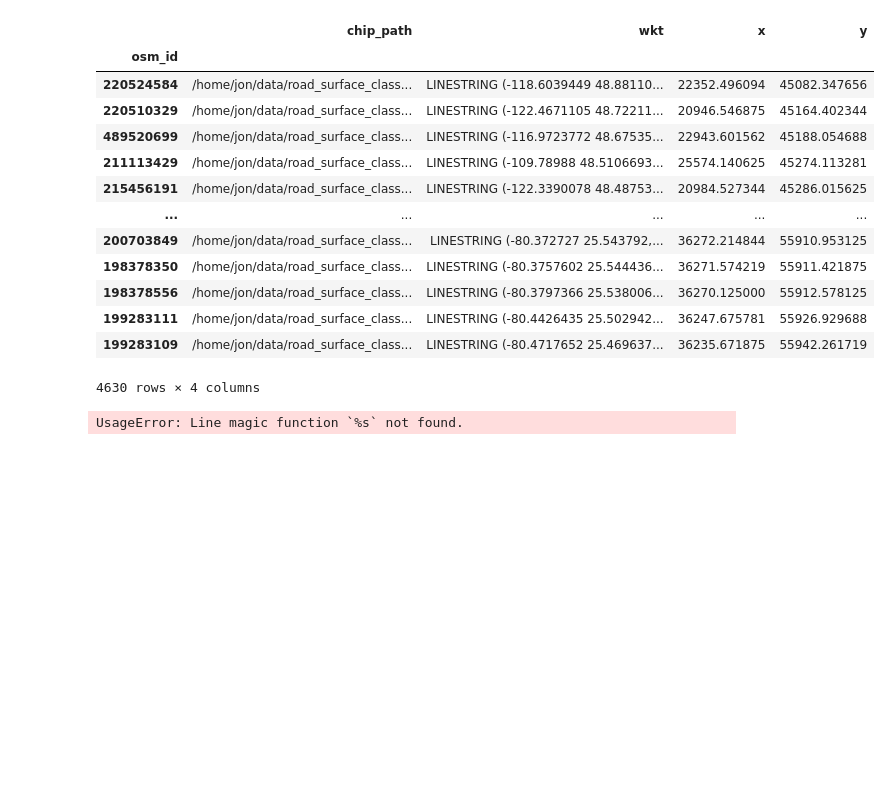
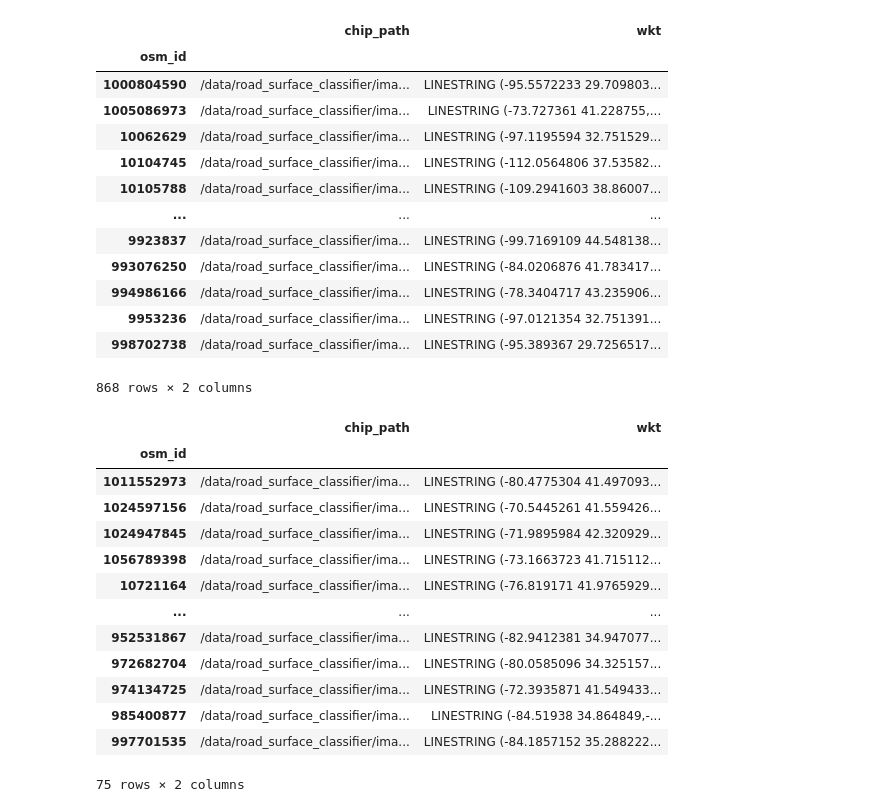
Before and after one commit to jdalrym2/road_surface_classifier, a Jupyter notebook: fancy_analysis/road_color_analysis.ipynb, the cells around one changed output. Cells and saved outputs as stored; diff of their text form; code cells hidden in the pictures; blank space fills up the shorter version.

```diff
--- a/fancy_analysis/road_color_analysis.ipynb
+++ b/fancy_analysis/road_color_analysis.ipynb
@@ -3,43 +3,67 @@ import sys; sys.path.append('..')
 # %%
 import sqlite3
 import pandas as pd
 from IPython.display import display
 
 # Connect to sqlite database and get all truthed roadways with no obscuration that are valid
 with sqlite3.connect('file:/data/road_surface_classifier/features.sqlite3?mode=ro', uri=True) as con:
     cursor = con.cursor()
     cursor.execute("""
         SELECT osm_id, chip_path from features
-        WHERE obscuration = 0 AND no_data = 0 and bad_detect = 0
+        WHERE obscuration != -1 AND obscuration <= 1 AND no_data = 0 and bad_detect = 0
         GROUP BY chip_path HAVING COUNT(*) == 1;
     """)
-    rows = cursor.fetchall()
+    pos_rows = cursor.fetchall()
+
+    cursor = con.cursor()
+    cursor.execute("""
+        SELECT osm_id, chip_path from features
+        WHERE obscuration != -1 AND obscuration == 3 AND no_data = 0 and bad_detect = 0
+        GROUP BY chip_path HAVING COUNT(*) == 1;
+    """)
+    neg_rows = cursor.fetchall()
 
 # Put this all in a dataframe
-df = pd.DataFrame(rows, columns=['osm_id', 'chip_path']).set_index('osm_id')
+pos_df = pd.DataFrame(pos_rows, columns=['osm_id', 'chip_path']).set_index('osm_id')
+neg_df = pd.DataFrame(neg_rows, columns=['osm_id', 'chip_path']).set_index('osm_id')
 
 # Load OSM features and extract WKT values for the OSM IDs from above
 osm_df = pd.read_csv('/data/road_surface_classifier/features.csv')
-osm_df = osm_df.set_index('osm_id').loc[df.index][['wkt', 'x', 'y']]
 
 # Combine this with our original DataFrame to get a "super-duper" DataFrame with wkt values
-df = pd.concat([df, osm_df], axis=1)
-display(df)
+pos_df = pd.concat([pos_df, osm_df.set_index('osm_id').loc[pos_df.index]['wkt']], axis=1)
+neg_df = pd.concat([neg_df, osm_df.set_index('osm_id').loc[neg_df.index]['wkt']], axis=1)
+display(pos_df)
+display(neg_df)
 # %% [output]
-|  | chip_path | wkt | x | y |
-| osm_id |  |  |  |  |
-| 220524584 | /home/jon/data/road_surface_class... | LINESTRING (-118.6039449 48.88110... | 22352.496094 | 45082.347656 |
-| 220510329 | /home/jon/data/road_surface_class... | LINESTRING (-122.4671105 48.72211... | 20946.546875 | 45164.402344 |
-| 489520699 | /home/jon/data/road_surface_class... | LINESTRING (-116.9723772 48.67535... | 22943.601562 | 45188.054688 |
-| 211113429 | /home/jon/data/road_surface_class... | LINESTRING (-109.78988 48.5106693... | 25574.140625 | 45274.113281 |
-| 215456191 | /home/jon/data/road_surface_class... | LINESTRING (-122.3390078 48.48753... | 20984.527344 | 45286.015625 |
-| ... | ... | ... | ... | ... |
-| 200703849 | /home/jon/data/road_surface_class... | LINESTRING (-80.372727 25.543792,... | 36272.214844 | 55910.953125 |
-| 198378350 | /home/jon/data/road_surface_class... | LINESTRING (-80.3757602 25.544436... | 36271.574219 | 55911.421875 |
-| 198378556 | /home/jon/data/road_surface_class... | LINESTRING (-80.3797366 25.538006... | 36270.125000 | 55912.578125 |
-| 199283111 | /home/jon/data/road_surface_class... | LINESTRING (-80.4426435 25.502942... | 36247.675781 | 55926.929688 |
-| 199283109 | /home/jon/data/road_surface_class... | LINESTRING (-80.4717652 25.469637... | 36235.671875 | 55942.261719 |
+|  | chip_path | wkt |
+| osm_id |  |  |
+| 1000804590 | /data/road_surface_classifier/ima... | LINESTRING (-95.5572233 29.709803... |
+| 1005086973 | /data/road_surface_classifier/ima... | LINESTRING (-73.727361 41.228755,... |
+| 10062629 | /data/road_surface_classifier/ima... | LINESTRING (-97.1195594 32.751529... |
+| 10104745 | /data/road_surface_classifier/ima... | LINESTRING (-112.0564806 37.53582... |
+| 10105788 | /data/road_surface_classifier/ima... | LINESTRING (-109.2941603 38.86007... |
+| ... | ... | ... |
+| 9923837 | /data/road_surface_classifier/ima... | LINESTRING (-99.7169109 44.548138... |
+| 993076250 | /data/road_surface_classifier/ima... | LINESTRING (-84.0206876 41.783417... |
+| 994986166 | /data/road_surface_classifier/ima... | LINESTRING (-78.3404717 43.235906... |
+| 9953236 | /data/road_surface_classifier/ima... | LINESTRING (-97.0121354 32.751391... |
+| 998702738 | /data/road_surface_classifier/ima... | LINESTRING (-95.389367 29.7256517... |
-4630 rows × 4 columns
+868 rows × 2 columns
+|  | chip_path | wkt |
+| osm_id |  |  |
+| 1011552973 | /data/road_surface_classifier/ima... | LINESTRING (-80.4775304 41.497093... |
+| 1024597156 | /data/road_surface_classifier/ima... | LINESTRING (-70.5445261 41.559426... |
+| 1024947845 | /data/road_surface_classifier/ima... | LINESTRING (-71.9895984 42.320929... |
+| 1056789398 | /data/road_surface_classifier/ima... | LINESTRING (-73.1663723 41.715112... |
+| 10721164 | /data/road_surface_classifier/ima... | LINESTRING (-76.819171 41.9765929... |
+| ... | ... | ... |
+| 952531867 | /data/road_surface_classifier/ima... | LINESTRING (-82.9412381 34.947077... |
+| 972682704 | /data/road_surface_classifier/ima... | LINESTRING (-80.0585096 34.325157... |
+| 974134725 | /data/road_surface_classifier/ima... | LINESTRING (-72.3935871 41.549433... |
+| 985400877 | /data/road_surface_classifier/ima... | LINESTRING (-84.51938 34.864849,-... |
+| 997701535 | /data/road_surface_classifier/ima... | LINESTRING (-84.1857152 35.288222... |
+75 rows × 2 columns
 # %%
 import numpy as np
 import matplotlib.pyplot as plt
@@ -58,6 +82,4 @@ s = df
 #     ax_.imshow(im)
 #     ax_.get_xaxis().set_visible(False)
 #     ax_.get_yaxis().set_visible(False)
-# %% [output]
-UsageError: Line magic function `%s` not found.
 # %%
```
Also changed, not shown: parts of 4 cells of this notebook.
